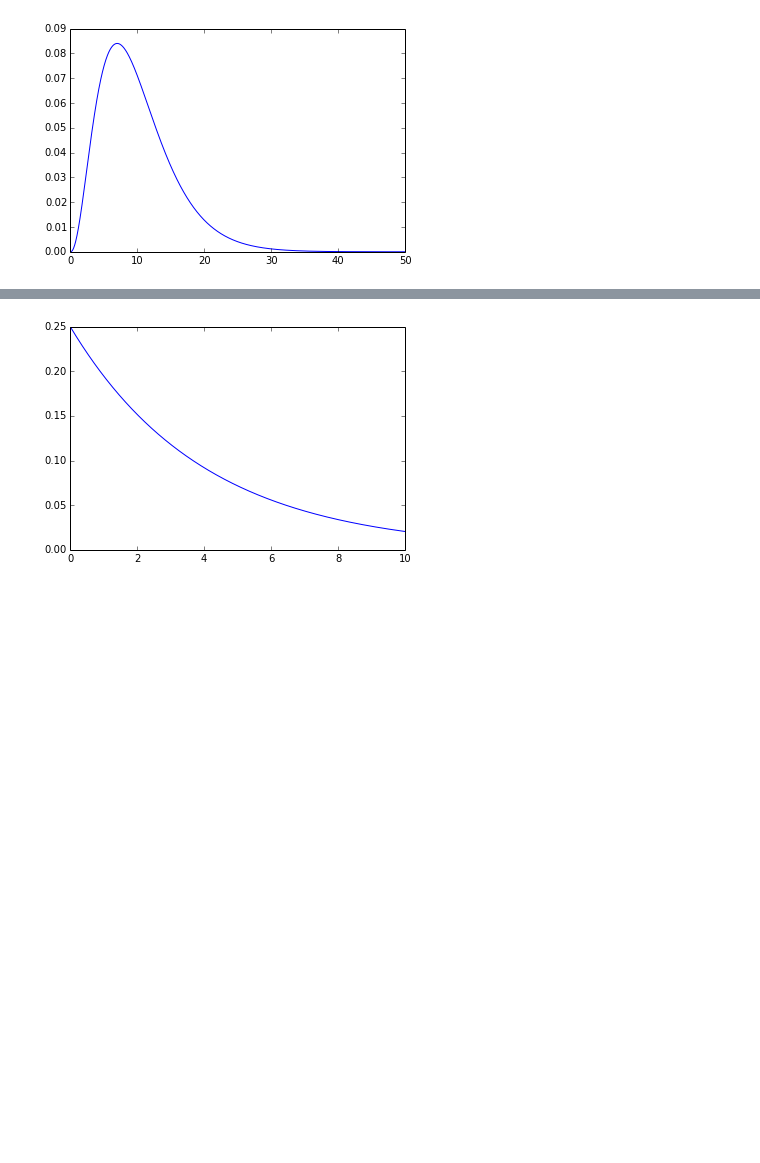
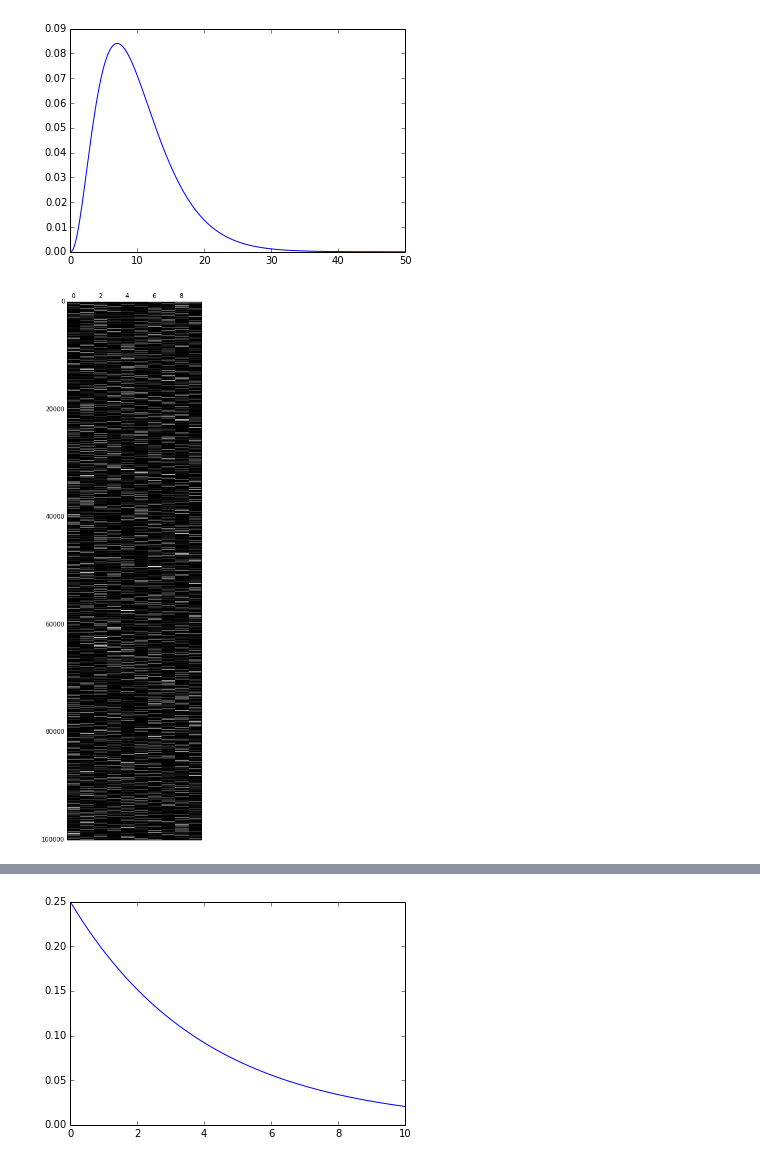
Before and after one commit to pearsonlab/spiketopics, a Jupyter notebook: model0_scratch.ipynb, the cells around one changed output, grey strips where cells are left out. Saved outputs shown, nothing was run; the diff lists cells and outputs as text; code cells hidden in the pictures; blank space fills up the shorter version.

Commit message:
basic code working in notebook form
have metric of clustering that shows poor performance for large class
numbers, better as K_actual -> K_assumed

```diff
--- a/model0_scratch.ipynb
+++ b/model0_scratch.ipynb
@@ -10,9 +11,9 @@ import matplotlib.pyplot as plt
 %matplotlib inline
 # %%
 # pick some reasonable numbers to make fake data
-U = 1  # number of units
-T = 500  # number of times
-K = 3  # number of categories
+U = 50  # number of units
+T = 100000  # number of times
+K = 10  # number of categories
 # %%
 # set up firing rate distribution
 xx = np.linspace(0, 50, 1000)
@@ -23,3 +24,13 @@ print "(a, b) = ", mu / tau, 1./tau
 # %% [output]
 (a, b) =  3.33333333333 0.333333333333
 [figure]
+# %%
+# draw T category loadings
+avec = 0.1 * np.ones((K,))
+theta0 = np.random.dirichlet(avec, T)
+theta1 = np.random.dirichlet(avec, T)
+theta = theta0 + theta1
+theta = theta / np.expand_dims(np.sum(theta, axis=1), 1)
+plt.matshow(theta, aspect='auto', cmap=cm.gray);
+# %% [output]
+[figure, added]
```
Also changed, not shown: parts of 8 cells of this notebook, 1 other file.
